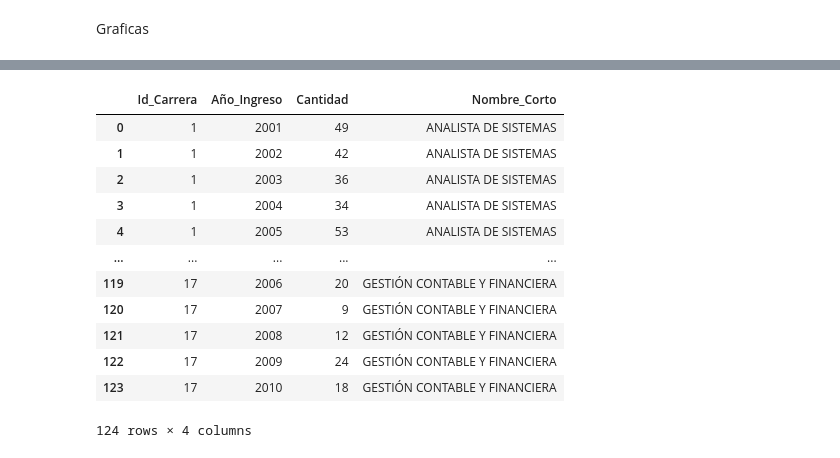
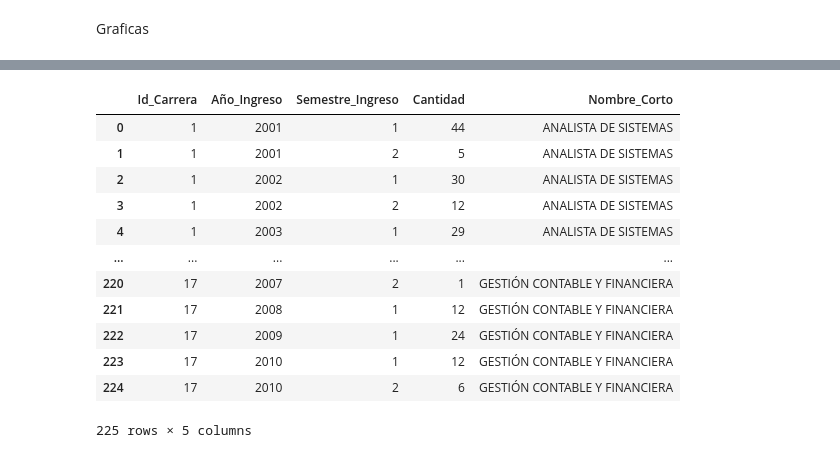
Before and after one commit to Fonteeres/IA_Ciencia_Datos, a Jupyter notebook: Semestre 3/Practica Profesionalizante 1/Trabajo Practico 4/Trabajo_Final.ipynb, the cells around one changed output, grey strips where cells are left out. Drawn from its saved outputs; the diff is of its cells as text; code cells hidden in the pictures.

```diff
--- a/Semestre 3/Practica Profesionalizante 1/Trabajo Practico 4/Trabajo_Final.ipynb
+++ b/Semestre 3/Practica Profesionalizante 1/Trabajo Practico 4/Trabajo_Final.ipynb
@@ -224,23 +209,23 @@ df_ALUCarrera
 # %%
-df_Cantidad_Alumnos_Año = df_ALUCarrera.groupby(['Id_Carrera','Año_Ingreso'])['Id_Alumno'].count().reset_index(name='Cantidad')
+df_Cantidad_Alumnos_Año = df_ALUCarrera.groupby(['Id_Carrera','Año_Ingreso','Semestre_Ingreso'])['Id_Alumno'].count().reset_index(name='Cantidad')
 df_Cantidad_Alumnos_Año = pd.merge(df_Cantidad_Alumnos_Año,
                         df_Carreras[['Id_Carrera','Nombre_Corto']],
                         how='inner',
                         on=['Id_Carrera'])
 df_Cantidad_Alumnos_Año
 #hace un merge y trae el nombre del Id_Carrera
 # %% [output]
-|  | Id_Carrera | Año_Ingreso | Cantidad | Nombre_Corto |
-| 0 | 1 | 2001 | 49 | ANALISTA DE SISTEMAS |
-| 1 | 1 | 2002 | 42 | ANALISTA DE SISTEMAS |
-| 2 | 1 | 2003 | 36 | ANALISTA DE SISTEMAS |
-| 3 | 1 | 2004 | 34 | ANALISTA DE SISTEMAS |
-| 4 | 1 | 2005 | 53 | ANALISTA DE SISTEMAS |
-| ... | ... | ... | ... | ... |
-| 119 | 17 | 2006 | 20 | GESTIÓN CONTABLE Y FINANCIERA |
-| 120 | 17 | 2007 | 9 | GESTIÓN CONTABLE Y FINANCIERA |
-| 121 | 17 | 2008 | 12 | GESTIÓN CONTABLE Y FINANCIERA |
-| 122 | 17 | 2009 | 24 | GESTIÓN CONTABLE Y FINANCIERA |
-| 123 | 17 | 2010 | 18 | GESTIÓN CONTABLE Y FINANCIERA |
+|  | Id_Carrera | Año_Ingreso | Semestre_Ingreso | Cantidad | Nombre_Corto |
+| 0 | 1 | 2001 | 1 | 44 | ANALISTA DE SISTEMAS |
+| 1 | 1 | 2001 | 2 | 5 | ANALISTA DE SISTEMAS |
+| 2 | 1 | 2002 | 1 | 30 | ANALISTA DE SISTEMAS |
+| 3 | 1 | 2002 | 2 | 12 | ANALISTA DE SISTEMAS |
+| 4 | 1 | 2003 | 1 | 29 | ANALISTA DE SISTEMAS |
+| ... | ... | ... | ... | ... | ... |
+| 220 | 17 | 2007 | 2 | 1 | GESTIÓN CONTABLE Y FINANCIERA |
+| 221 | 17 | 2008 | 1 | 12 | GESTIÓN CONTABLE Y FINANCIERA |
+| 222 | 17 | 2009 | 1 | 24 | GESTIÓN CONTABLE Y FINANCIERA |
+| 223 | 17 | 2010 | 1 | 12 | GESTIÓN CONTABLE Y FINANCIERA |
+| 224 | 17 | 2010 | 2 | 6 | GESTIÓN CONTABLE Y FINANCIERA |
-124 rows × 4 columns
+225 rows × 5 columns
 # %%
```
Also changed, not shown: parts of 8 cells of this notebook.
